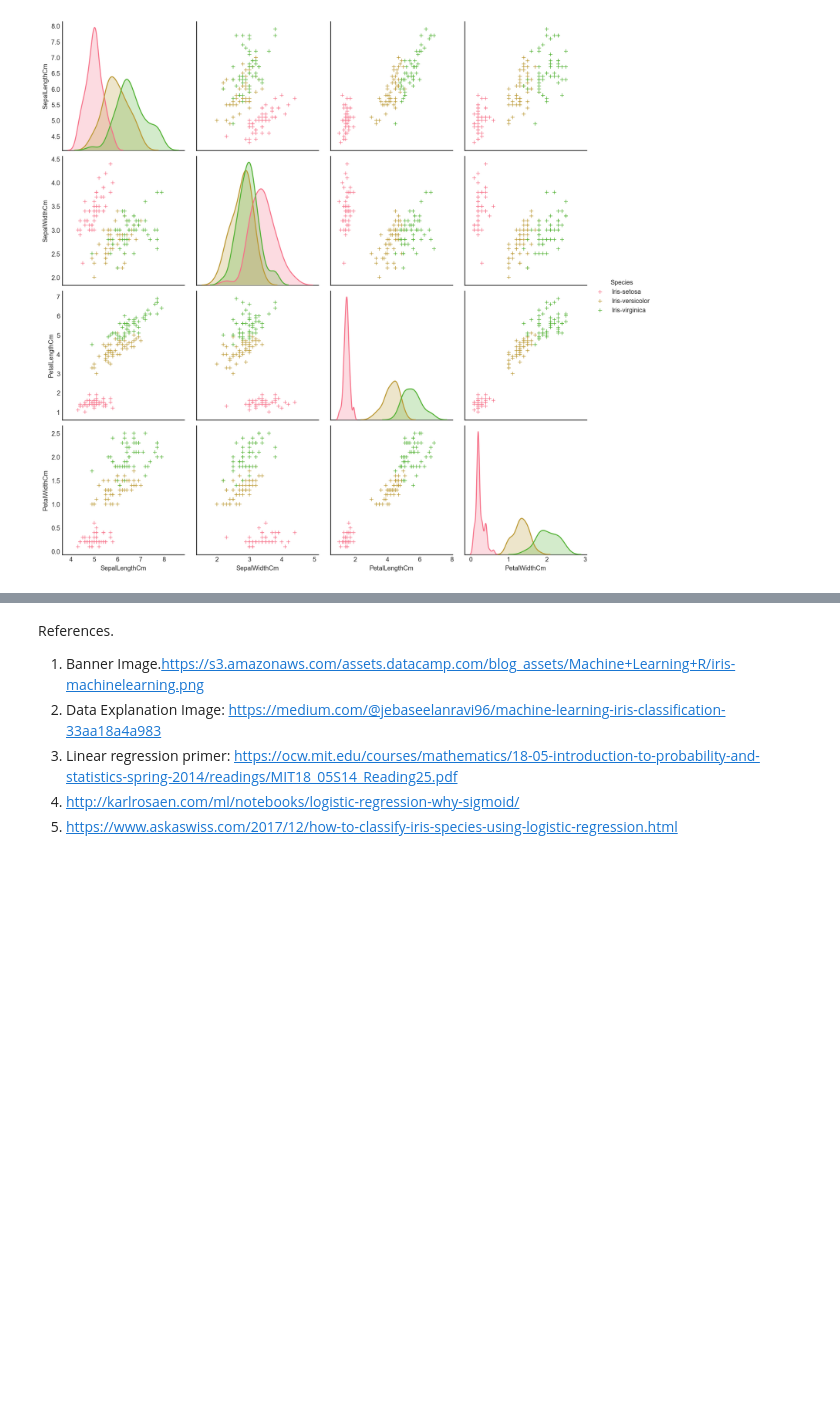
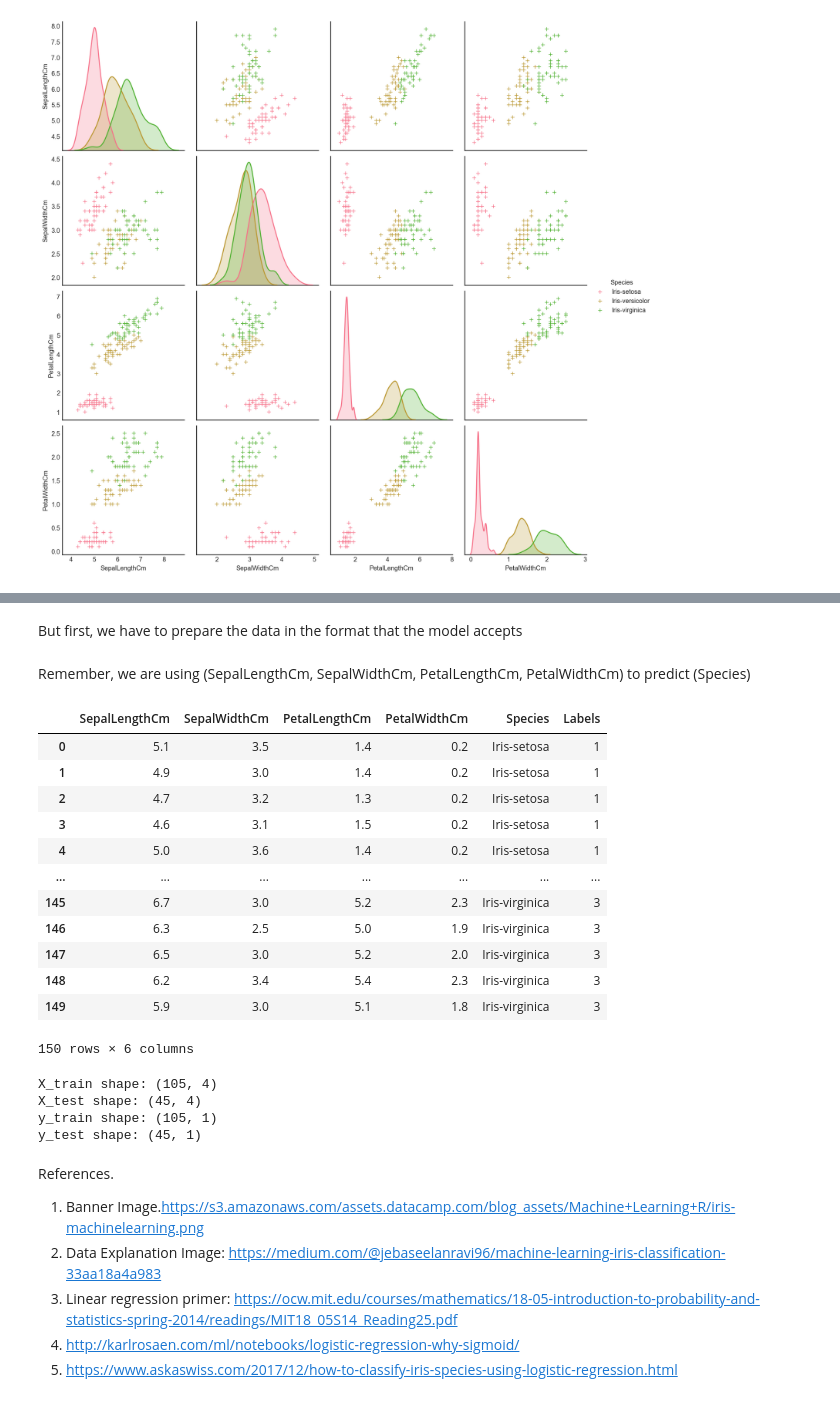
Before and after one commit to amuhebwa/FYS_Introduction_to_AI, a Jupyter notebook: iris_classification_FYS.ipynb, the cells around one changed output, grey strips where cells are left out. Saved outputs shown, nothing was run; the diff lists cells and outputs as text; code cells hidden in the pictures; blank space fills up the shorter version.

```diff
--- a/iris_classification_FYS.ipynb
+++ b/iris_classification_FYS.ipynb
@@ -145,0 +162,10 @@ plt.show()
+# %% [markdown]
+But first, we have to prepare the data in the format that the model accepts
+# %% [markdown]
+Remember, we are using (SepalLengthCm, SepalWidthCm, PetalLengthCm, PetalWidthCm) to predict (Species)
+# %%
+label_mapping = {
+    'Iris-setosa' : 1,
+    'Iris-versicolor' : 2,
+    'Iris-virginica' : 3
+}
@@ -145,0 +176,22 @@ plt.show()
+# %%
+dataset_X = dataset.drop(['Species'], axis=1).values
+dataset_Y = dataset.Species.replace(label_mapping).values.reshape(dataset.shape[0], 1)
+# %%
+# we just replaced the labels with values that the mode will understand
+check_df = dataset.copy()
+check_df['Labels'] = dataset_Y
+check_df
+# %% [output]
+|  | SepalLengthCm | SepalWidthCm | PetalLengthCm | PetalWidthCm | Species | Labels |
+| 0 | 5.1 | 3.5 | 1.4 | 0.2 | Iris-setosa | 1 |
+| 1 | 4.9 | 3.0 | 1.4 | 0.2 | Iris-setosa | 1 |
+| 2 | 4.7 | 3.2 | 1.3 | 0.2 | Iris-setosa | 1 |
+| 3 | 4.6 | 3.1 | 1.5 | 0.2 | Iris-setosa | 1 |
+| 4 | 5.0 | 3.6 | 1.4 | 0.2 | Iris-setosa | 1 |
+| ... | ... | ... | ... | ... | ... | ... |
+| 145 | 6.7 | 3.0 | 5.2 | 2.3 | Iris-virginica | 3 |
+| 146 | 6.3 | 2.5 | 5.0 | 1.9 | Iris-virginica | 3 |
+| 147 | 6.5 | 3.0 | 5.2 | 2.0 | Iris-virginica | 3 |
+| 148 | 6.2 | 3.4 | 5.4 | 2.3 | Iris-virginica | 3 |
+| 149 | 5.9 | 3.0 | 5.1 | 1.8 | Iris-virginica | 3 |
+150 rows × 6 columns
@@ -146,3 +200,13 @@ plt.show()
+# %%
+print("X_train shape: {}".format(X_train.shape))
+print("X_test shape: {}".format(X_test.shape))
+print("y_train shape: {}".format(y_train.shape))
+print("y_test shape: {}".format(y_test.shape))
+# %% [output]
+X_train shape: (105, 4)
+X_test shape: (45, 4)
+y_train shape: (105, 1)
+y_test shape: (45, 1)
 # %% [markdown]
 References.<br>
 1. Banner Image.https://s3.amazonaws.com/assets.datacamp.com/blog_assets/Machine+Learning+R/iris-machinelearning.png <br>
```
Also changed, not shown: parts of 10 cells of this notebook, 3 other files.
